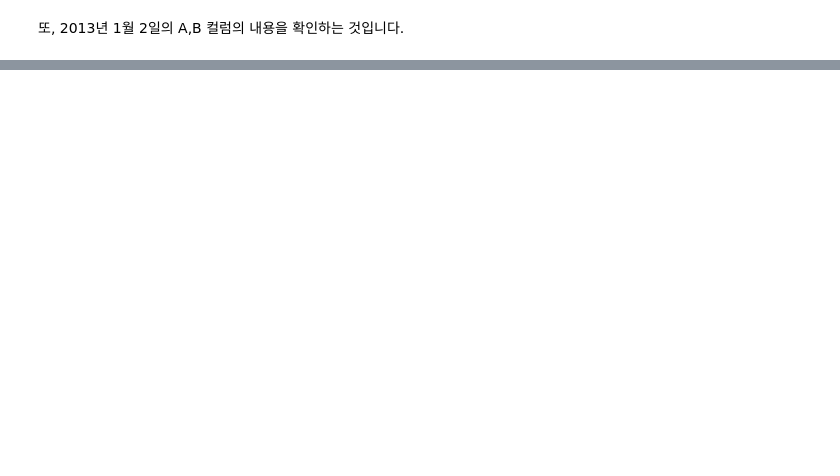
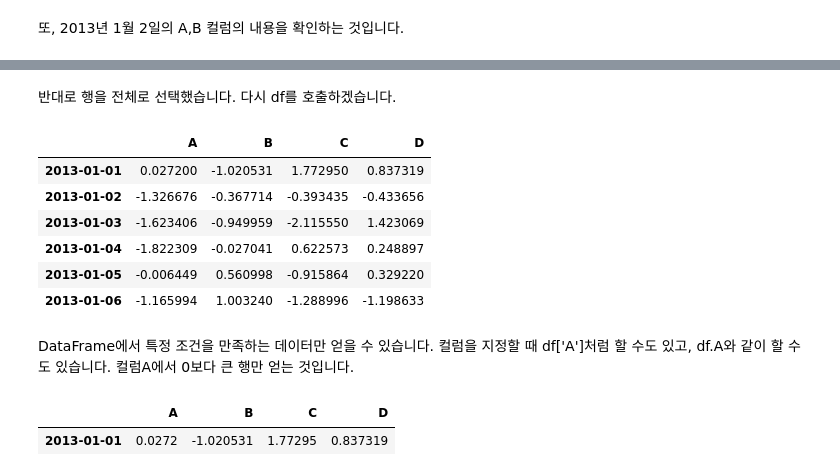
Before and after one commit to choiuikang/data_python, a Jupyter notebook: chapter-1.ipynb, the cells around one changed output, grey strips where cells are left out. Cells and saved outputs as stored; diff of their text form; code cells hidden in the pictures; blank space fills up the shorter version.

```diff
--- a/chapter-1.ipynb
+++ b/chapter-1.ipynb
@@ -293,0 +342,19 @@ df.loc[dates[0],'A']
+# %% [markdown]
+반대로 행을 전체로 선택했습니다. 다시 df를 호출하겠습니다.
+# %%
+df
+# %% [output]
+|  | A | B | C | D |
+| 2013-01-01 | 0.027200 | -1.020531 | 1.772950 | 0.837319 |
+| 2013-01-02 | -1.326676 | -0.367714 | -0.393435 | -0.433656 |
+| 2013-01-03 | -1.623406 | -0.949959 | -2.115550 | 1.423069 |
+| 2013-01-04 | -1.822309 | -0.027041 | 0.622573 | 0.248897 |
+| 2013-01-05 | -0.006449 | 0.560998 | -0.915864 | 0.329220 |
+| 2013-01-06 | -1.165994 | 1.003240 | -1.288996 | -1.198633 |
+# %% [markdown]
+DataFrame에서 특정 조건을 만족하는 데이터만 얻을 수 있습니다. 컬럼을 지정할 때 df['A']처럼 할 수도 있고, df.A와 같이 할 수도 있습니다. 컬럼A에서 0보다 큰 행만 얻는 것입니다.
+# %%
+df[df.A > 0]
+# %% [output]
+|  | A | B | C | D |
+| 2013-01-01 | 0.0272 | -1.020531 | 1.77295 | 0.837319 |
```
Also changed, not shown: parts of 45 cells of this notebook.
